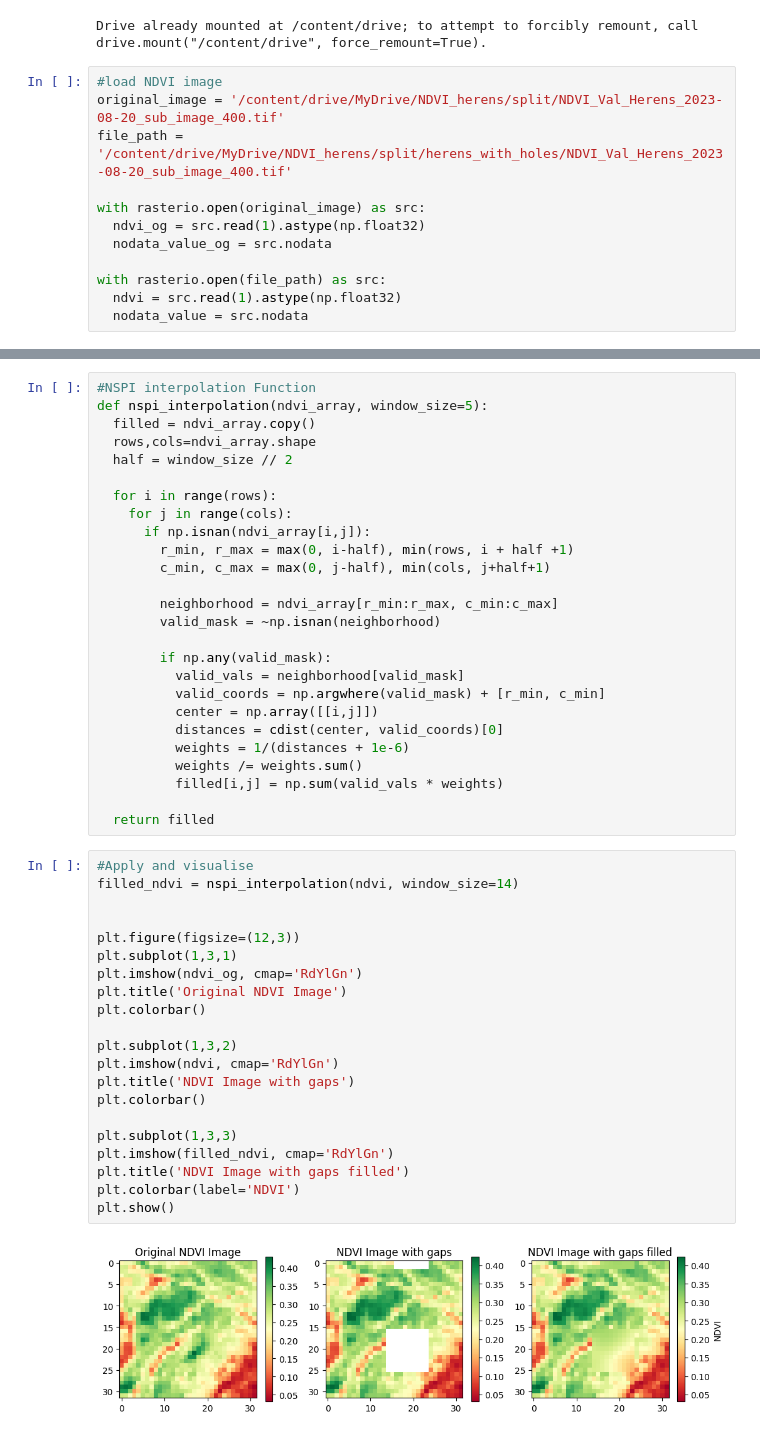
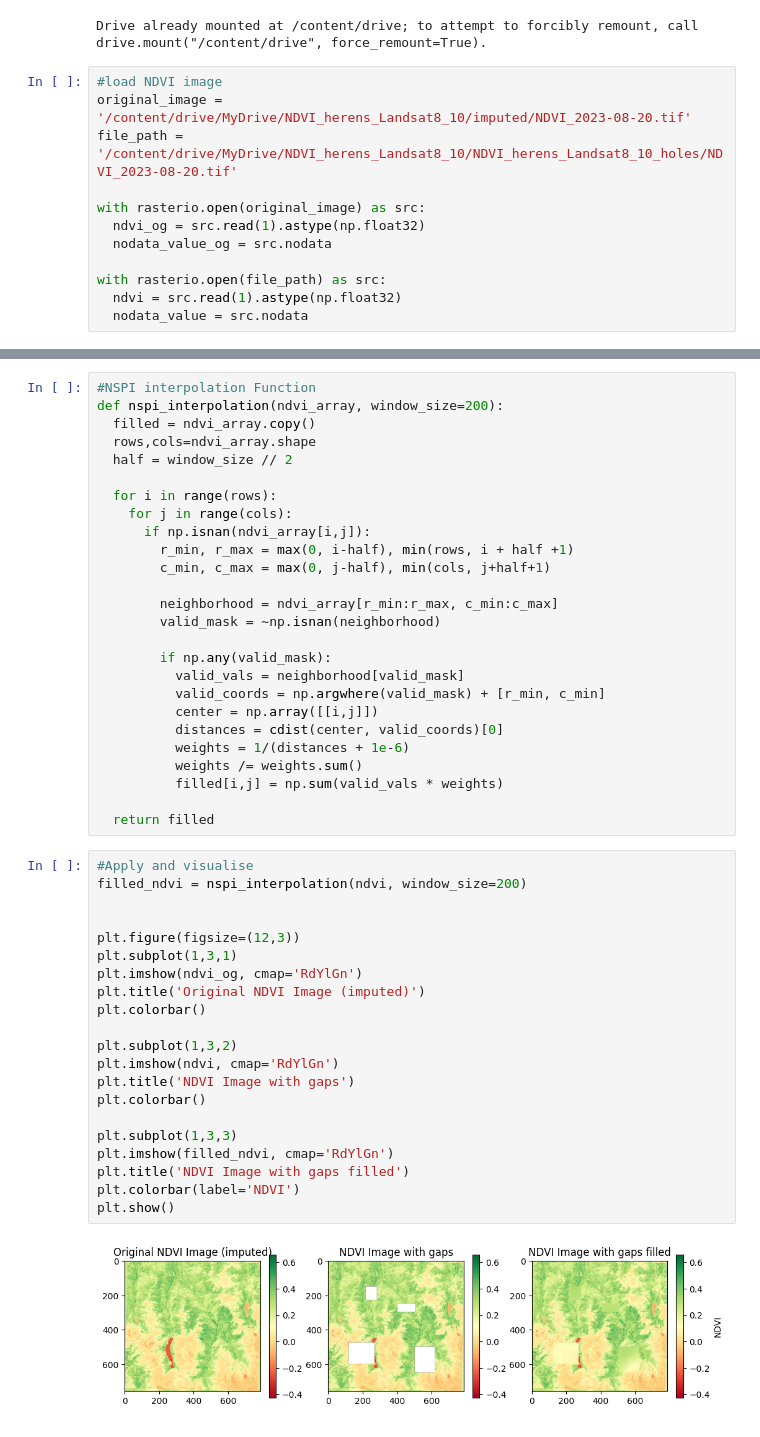
Before and after one commit to larasauser/master, a Jupyter notebook: nspi_1.ipynb, the cells around one changed output, grey strips where cells are left out. Saved outputs shown, nothing was run; the diff lists cells and outputs as text.

```diff
--- a/nspi_1.ipynb
+++ b/nspi_1.ipynb
@@ -37,8 +37,8 @@ drive.mount('/content/drive')
 Drive already mounted at /content/drive; to attempt to forcibly remount, call drive.mount("/content/drive", force_remount=True).
 # %%
 #load NDVI image
-original_image = '/content/drive/MyDrive/NDVI_herens/split/NDVI_Val_Herens_2023-08-20_sub_image_400.tif'
-file_path = '/content/drive/MyDrive/NDVI_herens/split/herens_with_holes/NDVI_Val_Herens_2023-08-20_sub_image_400.tif'
+original_image = '/content/drive/MyDrive/NDVI_herens_Landsat8_10/imputed/NDVI_2023-08-20.tif'
+file_path = '/content/drive/MyDrive/NDVI_herens_Landsat8_10/NDVI_herens_Landsat8_10_holes/NDVI_2023-08-20.tif'
 
 with rasterio.open(original_image) as src:
   ndvi_og = src.read(1).astype(np.float32)
@@ -65,6 +65,6 @@ plt.show()
 # %%
 #NSPI interpolation Function
-def nspi_interpolation(ndvi_array, window_size=5):
+def nspi_interpolation(ndvi_array, window_size=200):
   filled = ndvi_array.copy()
   rows,cols=ndvi_array.shape
   half = window_size // 2
@@ -90,26 +90,26 @@ def nspi_interpolation(ndvi_array, window_size=5):
   return filled
 # %%
 #Apply and visualise
-filled_ndvi = nspi_interpolation(ndvi, window_size=14)
+filled_ndvi = nspi_interpolation(ndvi, window_size=200)
 
 
 plt.figure(figsize=(12,3))
 plt.subplot(1,3,1)
 plt.imshow(ndvi_og, cmap='RdYlGn')
-plt.title('Original NDVI Image')
+plt.title('Original NDVI Image (imputed)')
 plt.colorbar()
 
 plt.subplot(1,3,2)
 plt.imshow(ndvi, cmap='RdYlGn')
 plt.title('NDVI Image with gaps')
 plt.colorbar()
 
 plt.subplot(1,3,3)
 plt.imshow(filled_ndvi, cmap='RdYlGn')
 plt.title('NDVI Image with gaps filled')
 plt.colorbar(label='NDVI')
 plt.show()
 # %% [output]
-[figure, old version]
+[figure, new version]
 # %%
 # Check if there are NaN values in ndvi_og
```
Also changed, not shown: parts of 11 cells of this notebook.
